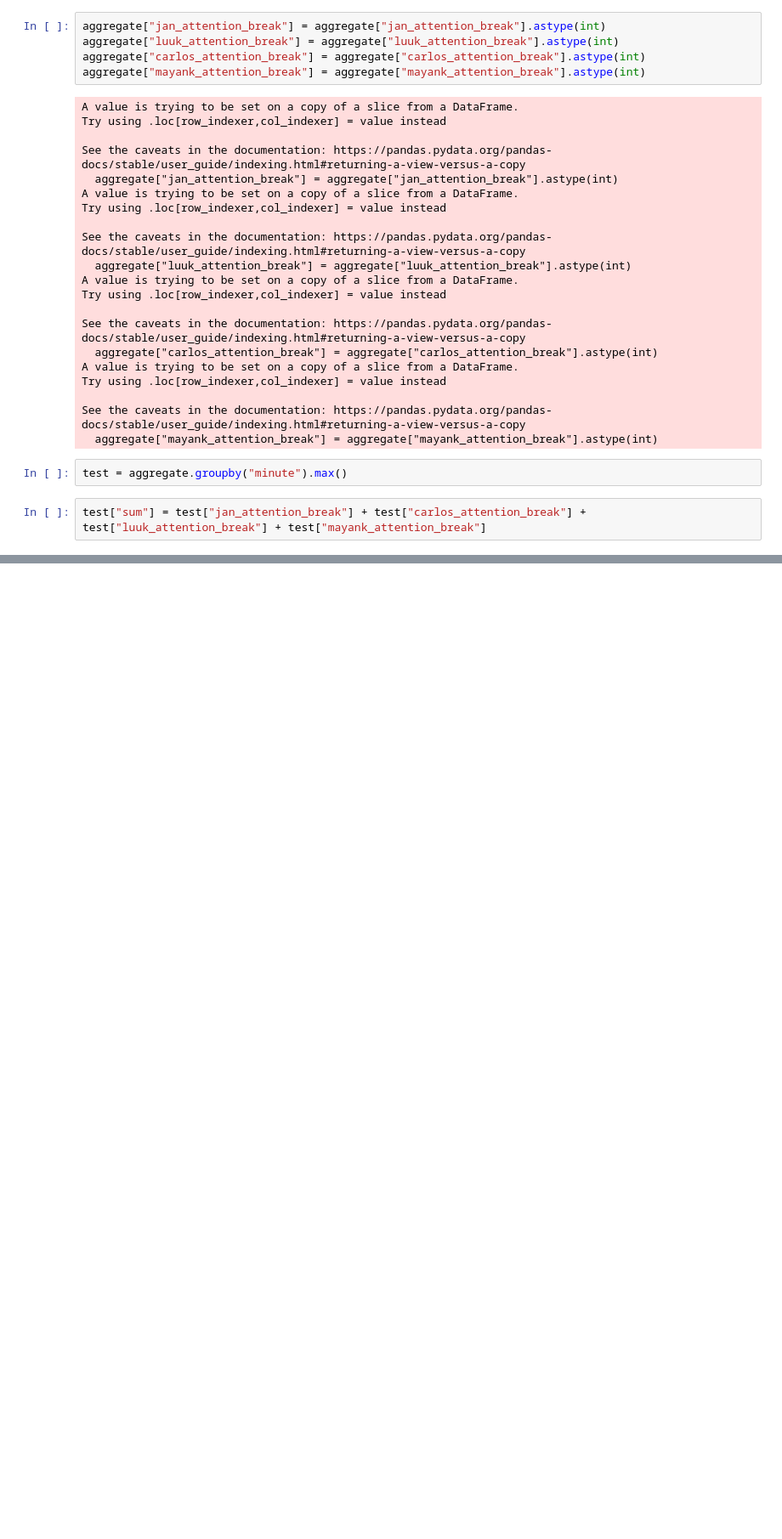
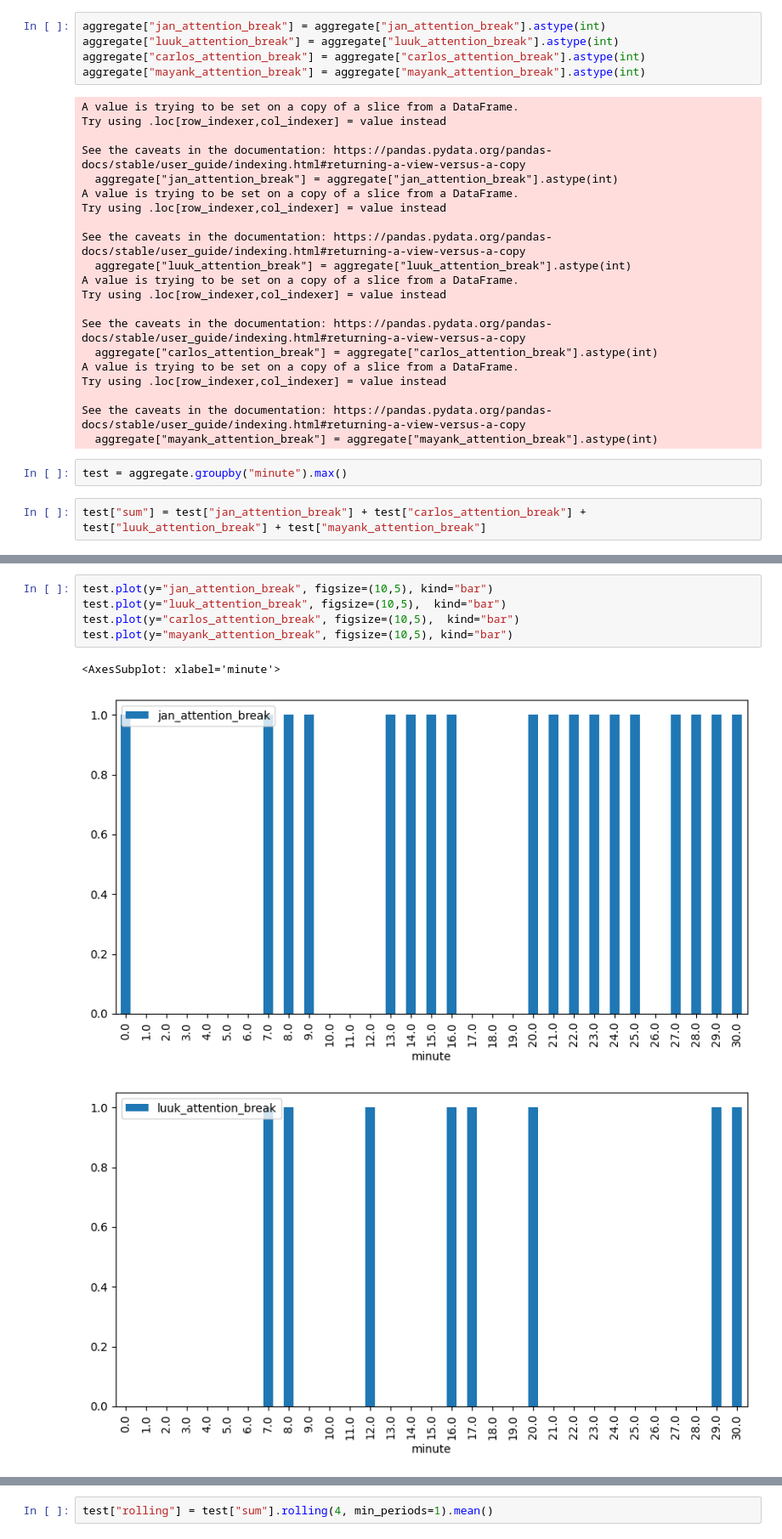
Before and after one commit to jan-ra/attention-keeper, a Jupyter notebook: data-processing.ipynb, the cells around one changed output, grey strips where cells are left out. Shown at 85% size. Cells and saved outputs as stored; diff of their text form; blank space fills up the shorter version.

```diff
--- a/data-processing.ipynb
+++ b/data-processing.ipynb
@@ -206,3 +189,12 @@ test
 | 28.0 | 1 | 0 | 1 | 1 | 3 |
 | 29.0 | 1 | 1 | 1 | 1 | 4 |
 | 30.0 | 1 | 1 | 1 | 1 | 4 |
+# %%
+test.plot(y="jan_attention_break", figsize=(10,5), kind="bar")
+test.plot(y="luuk_attention_break", figsize=(10,5),  kind="bar")
+test.plot(y="carlos_attention_break", figsize=(10,5),  kind="bar")
+test.plot(y="mayank_attention_break", figsize=(10,5), kind="bar")
+# %% [output]
+<AxesSubplot: xlabel='minute'>
+[figure, added]
+[figure, added]
@@ -208,0 +203,2 @@ test
+# %%
+test["rolling"] = test["sum"].rolling(4, min_periods=1).mean()
```
Also changed, not shown: parts of 10 cells of this notebook.
